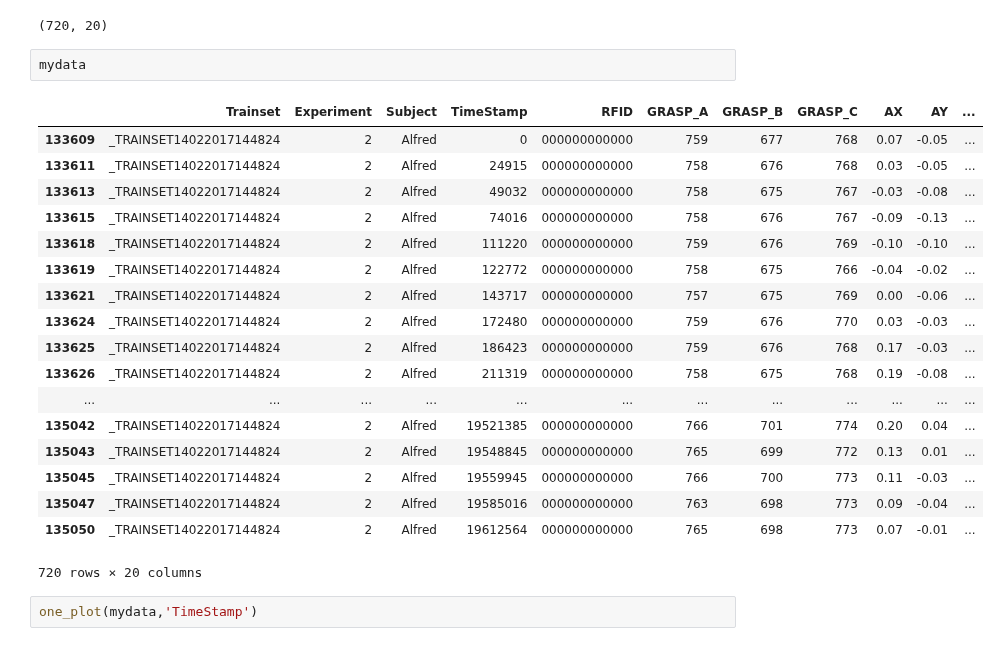
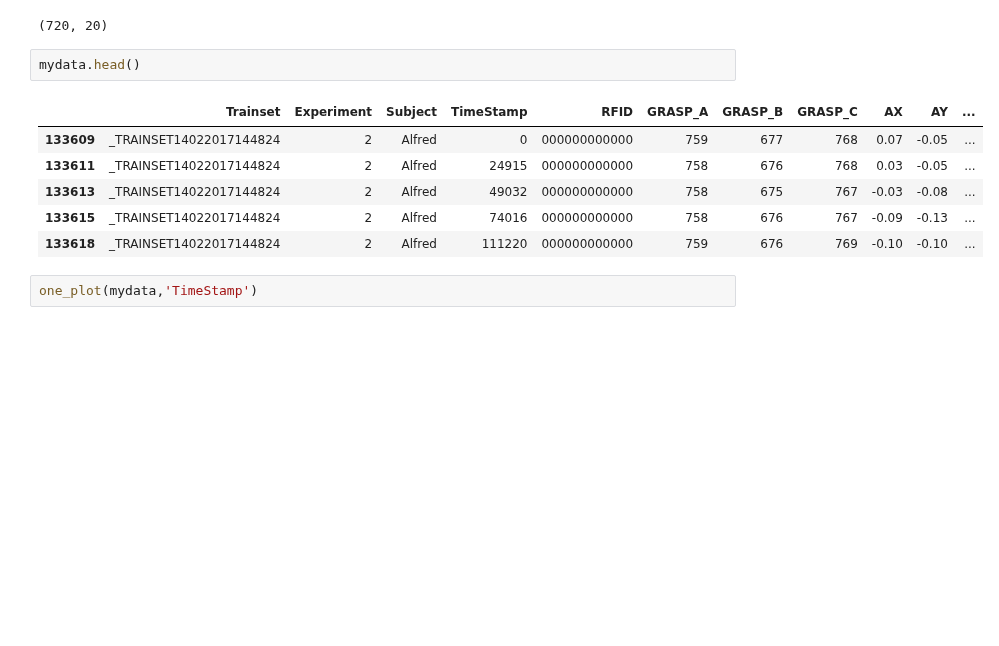
Before and after one commit to Make-O-Matic/MOM-Engine, a Jupyter notebook: data_preprocess_TU.ipynb, the cells around one changed output. Drawn from its saved outputs; the diff is of its cells as text; blank space fills up the shorter version.

```diff
--- a/data_preprocess_TU.ipynb
+++ b/data_preprocess_TU.ipynb
@@ -1353,26 +1353,14 @@ mydata.shape
 # %% [output]
 (720, 20)
 # %%
-mydata
+mydata.head()
 # %% [output]
 |  | Trainset | Experiment | Subject | TimeStamp | RFID | GRASP_A | GRASP_B | GRASP_C | AX | AY | ... |
 | 133609 | _TRAINSET14022017144824 | 2 | Alfred | 0 | 000000000000 | 759 | 677 | 768 | 0.07 | -0.05 | ... |
 | 133611 | _TRAINSET14022017144824 | 2 | Alfred | 24915 | 000000000000 | 758 | 676 | 768 | 0.03 | -0.05 | ... |
 | 133613 | _TRAINSET14022017144824 | 2 | Alfred | 49032 | 000000000000 | 758 | 675 | 767 | -0.03 | -0.08 | ... |
 | 133615 | _TRAINSET14022017144824 | 2 | Alfred | 74016 | 000000000000 | 758 | 676 | 767 | -0.09 | -0.13 | ... |
 | 133618 | _TRAINSET14022017144824 | 2 | Alfred | 111220 | 000000000000 | 759 | 676 | 769 | -0.10 | -0.10 | ... |
-| 133619 | _TRAINSET14022017144824 | 2 | Alfred | 122772 | 000000000000 | 758 | 675 | 766 | -0.04 | -0.02 | ... |
-| 133621 | _TRAINSET14022017144824 | 2 | Alfred | 143717 | 000000000000 | 757 | 675 | 769 | 0.00 | -0.06 | ... |
-| 133624 | _TRAINSET14022017144824 | 2 | Alfred | 172480 | 000000000000 | 759 | 676 | 770 | 0.03 | -0.03 | ... |
-| 133625 | _TRAINSET14022017144824 | 2 | Alfred | 186423 | 000000000000 | 759 | 676 | 768 | 0.17 | -0.03 | ... |
-| 133626 | _TRAINSET14022017144824 | 2 | Alfred | 211319 | 000000000000 | 758 | 675 | 768 | 0.19 | -0.08 | ... |
-| ... | ... | ... | ... | ... | ... | ... | ... | ... | ... | ... | ... |
-| 135042 | _TRAINSET14022017144824 | 2 | Alfred | 19521385 | 000000000000 | 766 | 701 | 774 | 0.20 | 0.04 | ... |
-| 135043 | _TRAINSET14022017144824 | 2 | Alfred | 19548845 | 000000000000 | 765 | 699 | 772 | 0.13 | 0.01 | ... |
-| 135045 | _TRAINSET14022017144824 | 2 | Alfred | 19559945 | 000000000000 | 766 | 700 | 773 | 0.11 | -0.03 | ... |
-| 135047 | _TRAINSET14022017144824 | 2 | Alfred | 19585016 | 000000000000 | 763 | 698 | 773 | 0.09 | -0.04 | ... |
-| 135050 | _TRAINSET14022017144824 | 2 | Alfred | 19612564 | 000000000000 | 765 | 698 | 773 | 0.07 | -0.01 | ... |
-720 rows × 20 columns
 # %%
 one_plot(mydata,'TimeStamp')
 # %% [output]
```
Also changed, not shown: parts of 16 cells of this notebook.
